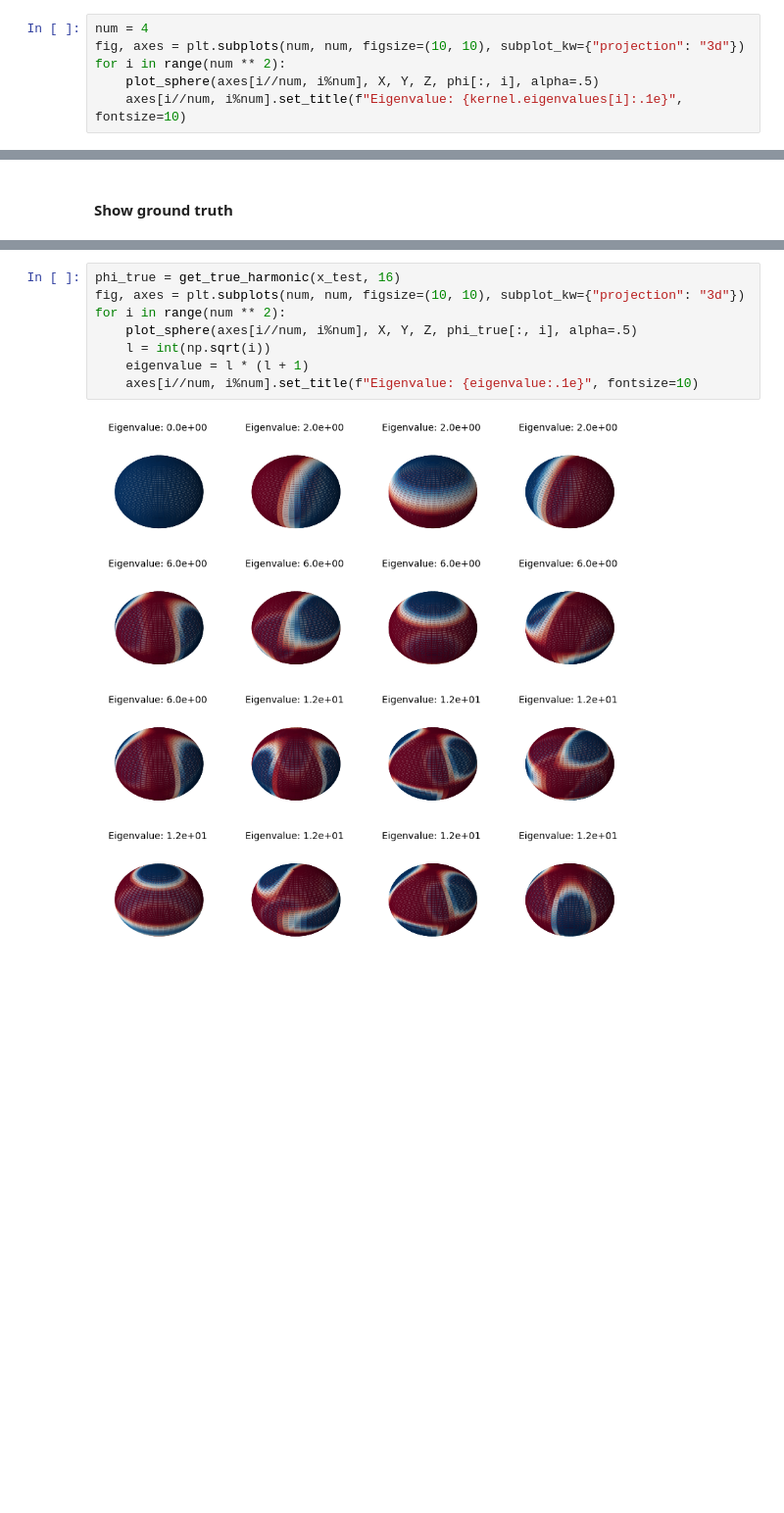
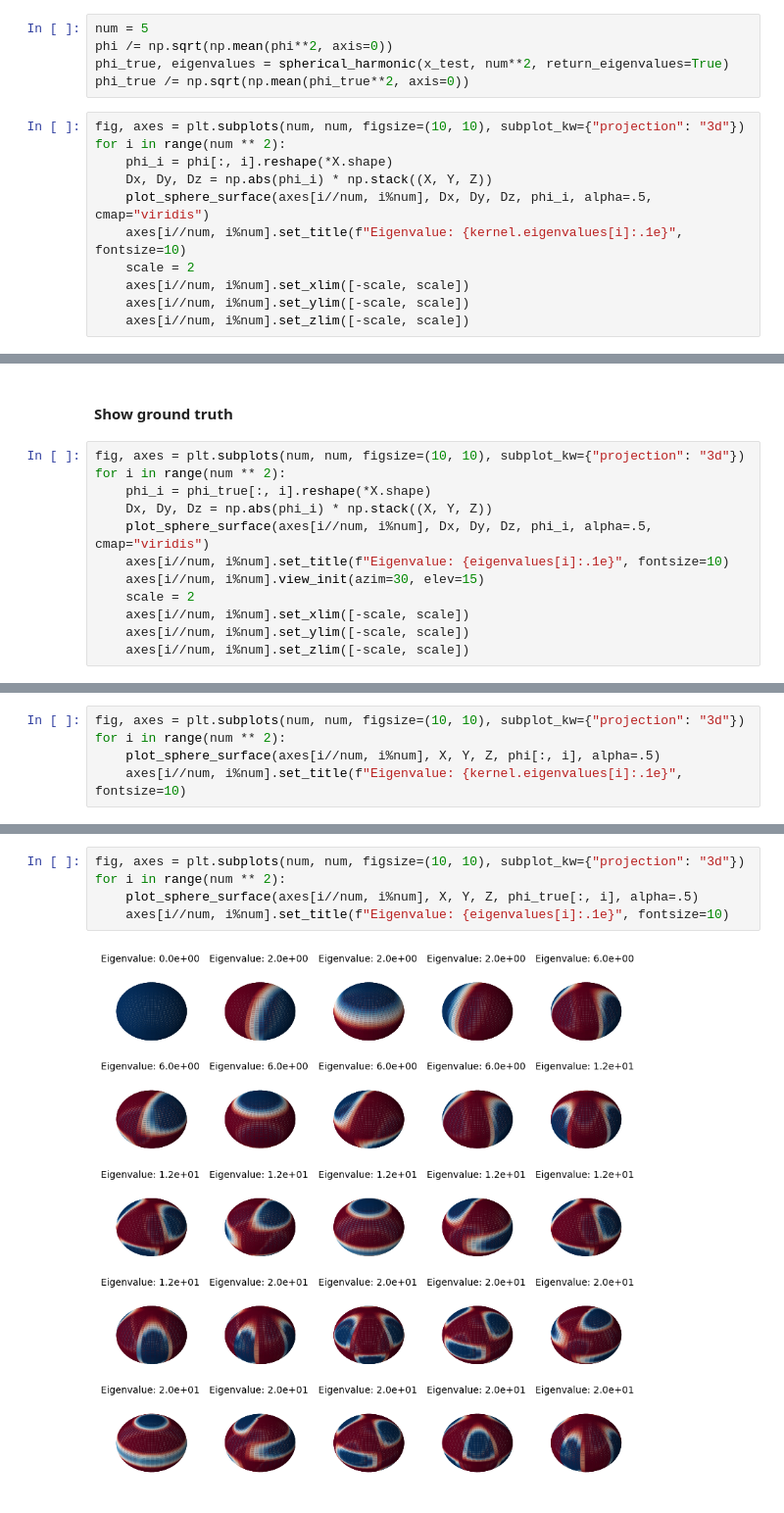
Before and after one commit to VivienCabannes/laplacian, a Jupyter notebook: examples/three_dimension.ipynb, the cells around one changed output, grey strips where cells are left out. Shown at 98% size. Saved outputs shown, nothing was run; the diff lists cells and outputs as text; blank space fills up the shorter version.

Commit message:
New visualization for spherical harmonics

```diff
--- a/examples/three_dimension.ipynb
+++ b/examples/three_dimension.ipynb
@@ -101,7 +78,17 @@ def get_true_harmonic(x_test, num):
+# %%
+num = 5
+phi /= np.sqrt(np.mean(phi**2, axis=0))
+phi_true, eigenvalues = spherical_harmonic(x_test, num**2, return_eigenvalues=True)
+phi_true /= np.sqrt(np.mean(phi_true**2, axis=0))
 # %%
-num = 4
 fig, axes = plt.subplots(num, num, figsize=(10, 10), subplot_kw={"projection": "3d"})
 for i in range(num ** 2):
-    plot_sphere(axes[i//num, i%num], X, Y, Z, phi[:, i], alpha=.5)
+    phi_i = phi[:, i].reshape(*X.shape)
+    Dx, Dy, Dz = np.abs(phi_i) * np.stack((X, Y, Z))
+    plot_sphere_surface(axes[i//num, i%num], Dx, Dy, Dz, phi_i, alpha=.5, cmap="viridis")
     axes[i//num, i%num].set_title(f"Eigenvalue: {kernel.eigenvalues[i]:.1e}", fontsize=10)
+    scale = 2
+    axes[i//num, i%num].set_xlim([-scale, scale])
+    axes[i//num, i%num].set_ylim([-scale, scale])
+    axes[i//num, i%num].set_zlim([-scale, scale])
 # %% [output]
@@ -109,2 +96,14 @@ for i in range(num ** 2):
 # %% [markdown]
 #### Show ground truth
+# %%
+fig, axes = plt.subplots(num, num, figsize=(10, 10), subplot_kw={"projection": "3d"})
+for i in range(num ** 2):
+    phi_i = phi_true[:, i].reshape(*X.shape)
+    Dx, Dy, Dz = np.abs(phi_i) * np.stack((X, Y, Z))
+    plot_sphere_surface(axes[i//num, i%num], Dx, Dy, Dz, phi_i, alpha=.5, cmap="viridis")
+    axes[i//num, i%num].set_title(f"Eigenvalue: {eigenvalues[i]:.1e}", fontsize=10)
+    axes[i//num, i%num].view_init(azim=30, elev=15)
+    scale = 2
+    axes[i//num, i%num].set_xlim([-scale, scale])
+    axes[i//num, i%num].set_ylim([-scale, scale])
+    axes[i//num, i%num].set_zlim([-scale, scale])
@@ -110,0 +114,5 @@ for i in range(num ** 2):
+# %%
+fig, axes = plt.subplots(num, num, figsize=(10, 10), subplot_kw={"projection": "3d"})
+for i in range(num ** 2):
+    plot_sphere_surface(axes[i//num, i%num], X, Y, Z, phi[:, i], alpha=.5)
+    axes[i//num, i%num].set_title(f"Eigenvalue: {kernel.eigenvalues[i]:.1e}", fontsize=10)
@@ -111,10 +121,7 @@ for i in range(num ** 2):
 # %%
-phi_true = get_true_harmonic(x_test, 16)
 fig, axes = plt.subplots(num, num, figsize=(10, 10), subplot_kw={"projection": "3d"})
 for i in range(num ** 2):
-    plot_sphere(axes[i//num, i%num], X, Y, Z, phi_true[:, i], alpha=.5)
-    l = int(np.sqrt(i))
-    eigenvalue = l * (l + 1)
-    axes[i//num, i%num].set_title(f"Eigenvalue: {eigenvalue:.1e}", fontsize=10)
+    plot_sphere_surface(axes[i//num, i%num], X, Y, Z, phi_true[:, i], alpha=.5)
+    axes[i//num, i%num].set_title(f"Eigenvalue: {eigenvalues[i]:.1e}", fontsize=10)
 # %% [output]
-[figure, old version]
+[figure, new version]
```
Also changed, not shown: parts of 9 cells of this notebook, 3 other files.
